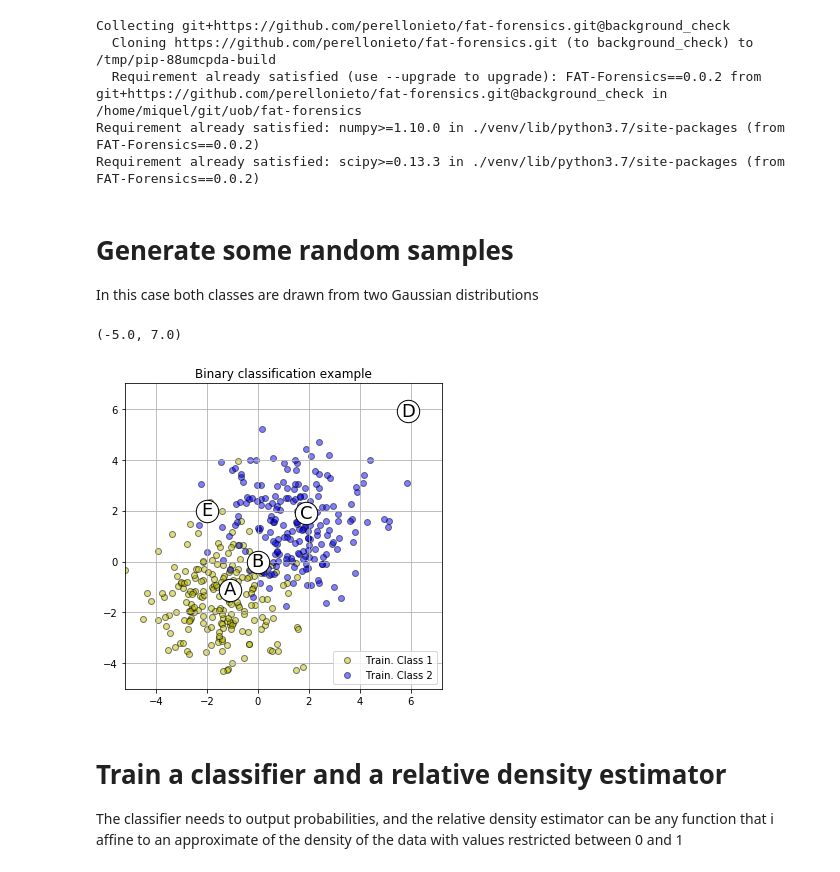
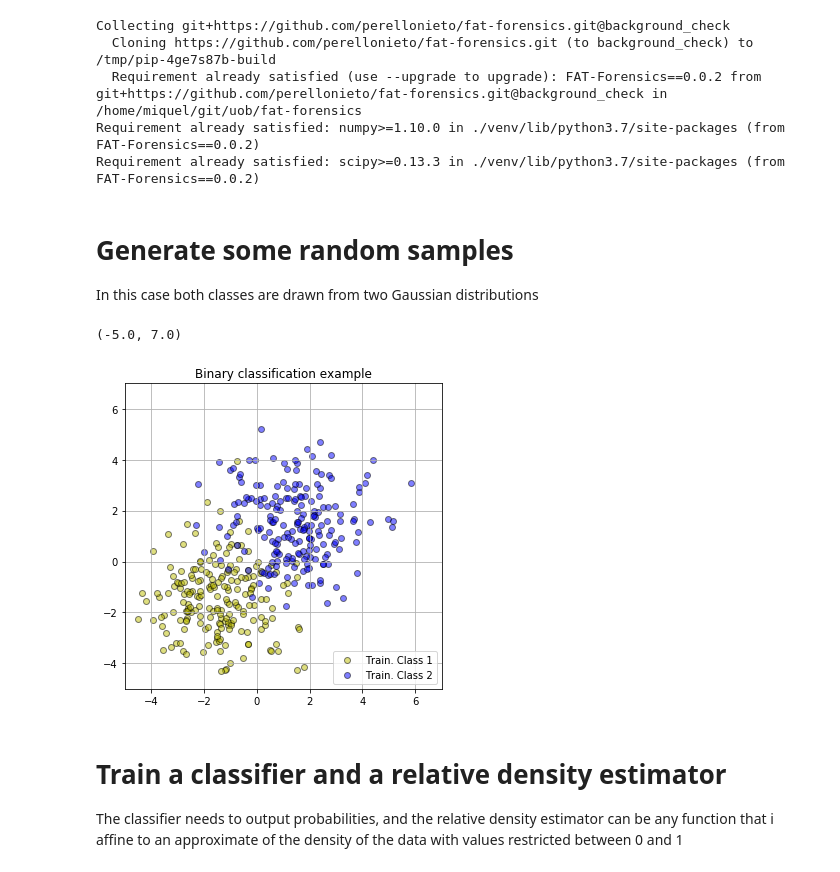
Before and after one commit to fat-forensics/fat-forensics, a Jupyter notebook: background_check_example.ipynb, the cells around one changed output. Drawn from its saved outputs; the diff is of its cells as text; code cells hidden in the pictures.

```diff
--- a/background_check_example.ipynb
+++ b/background_check_example.ipynb
@@ -41,7 +41,7 @@ def printoptions(*args, **kwargs):
     np.set_printoptions(**original)
 
 
-def ax_scatter_question(ax, x, notes, zorder=2, clip_on=True, text_size=18, color='w'):
+def ax_scatter_question(ax, x, notes, zorder=99, clip_on=True, text_size=18, color='w'):
     ax.scatter(x[:,0], x[:,1], c=color, s=500, zorder=zorder, clip_on=clip_on)
 
     for point, n in zip(x, notes):
@@ -61,7 +61,7 @@ def plot_points_predictions(fig, x, y, Z, MX1, MX2, x_predict=None, notes=None,
         # Colormap
         im = ax.imshow(Z, interpolation='bilinear', origin='lower',
                        cmap=cmap_r, extent=(x1_min, x1_max, x2_min, x2_max),
-                       alpha=alpha)
+                       alpha=alpha, vmin=0, vmax=1)
 
         # Contour
         CS = ax.contour(MX1, MX2, Z, levels=levels, cmap=cmap)
@@ -97,24 +97,6 @@ def plot_points(fig, x, y, MX1, MX2, x_predict=None, notes=None, loc='upper righ
     ax.set_xlim([x1_min,x1_max])
     ax.set_ylim([x2_min,x2_max])
 
-def posterior_probs(q_f, p_c1_g_f_x, p_c2_g_f_x, mu0=0.5, mu1=0.5):
-        q_b = (1-q_f)*mu0 + q_f*mu1
-        if mu0 == mu1 == 0:
-            r = np.zeros_like(q_b)
-            p_c1_f_g_x = p_c1_g_f_x
-            p_c2_f_g_x = p_c2_g_f_x
-            p_b_g_x = np.zeros_like(q_b)
-        else:
-            r = q_f/q_b
-            p_c1_f_g_x = (p_c1_g_f_x*r)/(1 + r)
-            p_c2_f_g_x = (p_c2_g_f_x*r)/(1 + r)
-            p_b_g_x = 1/(1+r)
-
-            # For numerical precision
-            p_b_g_x[r==1] = 1
-            p_c1_f_g_x[q_b==0] = p_c1_g_f_x[q_b==0]
-            p_c2_f_g_x[q_b==0] = p_c2_g_f_x[q_b==0]
-        return p_c1_f_g_x, p_c2_f_g_x, p_b_g_x
 
 # Definition of some colors for the heatmaps
 from matplotlib.colors import LinearSegmentedColormap
@@ -163,7 +145,7 @@ def plot_probabilities(p, extent=None, alpha=0.7):
             # FIXME the unique value could be any posterior probability
             # now it is considering only the background (red)
             print("Unique value = ", example)
-            ax.set_axis_bgcolor((1,1-example,1-example))
+            #ax.set_axis_bgcolor((1,1-example,1-example))
 
 
 def is_inside_rectangle(rectangle, point, delta=0.1):
@@ -228,7 +210,7 @@ def linspace_between_points(start, stop, N=50, endpoint=True):
     return (steps[:,None]*np.arange(N) + start[:,None]).T
 # %% [output]
 Collecting git+https://github.com/perellonieto/fat-forensics.git@background_check
-  Cloning https://github.com/perellonieto/fat-forensics.git (to background_check) to /tmp/pip-88umcpda-build
+  Cloning https://github.com/perellonieto/fat-forensics.git (to background_check) to /tmp/pip-4ge7s87b-build
   Requirement already satisfied (use --upgrade to upgrade): FAT-Forensics==0.0.2 from git+https://github.com/perellonieto/fat-forensics.git@background_check in /home/miquel/git/uob/fat-forensics
 Requirement already satisfied: numpy>=1.10.0 in ./venv/lib/python3.7/site-packages (from FAT-Forensics==0.0.2)
 Requirement already satisfied: scipy>=0.13.3 in ./venv/lib/python3.7/site-packages (from FAT-Forensics==0.0.2)
@@ -241,39 +223,34 @@ n_samples = 200 * 2
 prior = [0.5, 0.5]
 means = np.array([[-1.5, -1.5], [1.5, 1.5]])
 
 model_c1 = multivariate_normal(mean=means[0], cov=np.array([[2,0], [0,2]]))
 model_c2 = multivariate_normal(mean=means[1], cov=np.array([[2,0], [0,2]]))
 
 np.random.seed(seed)
 N = 200*2
 X = np.concatenate((model_c1.rvs(int(n_samples * prior[0])),
                     model_c2.rvs(int(n_samples * prior[1]))))
 y = np.concatenate((np.zeros(int(n_samples * prior[0])),
                     np.ones(int(n_samples * prior[1]))))
 
 
 fig = plt.figure(figsize=(5,5))
 ax = fig.add_subplot(1,1,1)
 ax.set_title('Binary classification example')
 ax.scatter(X[y==0,0], X[y==0,1], c='y', alpha=0.5, label='Train. Class 1')
 ax.scatter(X[y==1,0], X[y==1,1], c='b', alpha=0.5, label='Train. Class 2')
 ax.grid(True)
 
-x_predict = np.array([[-1.1,-1.1], [0,0], [1.9,1.9], [5.9,5.9], [-2,2]])
-notes = ('A', 'B', 'C', 'D', 'E')
-ax_scatter_question(ax, x_predict, notes)
-plt.axis('equal')
-
 ax.legend(loc='lower right')
 
 x1_min, x1_max = (-5.0, 7.0)
 x2_min, x2_max = (-5.0, 7.0)
 
 ax.set_xlim([x1_min, x1_max])
 ax.set_ylim([x2_min, x2_max])
 # %% [output]
 (-5.0, 7.0)
-[figure, old version]
+[figure, new version]
 # %% [markdown]
 # Train a classifier and a relative density estimator
 
```
Also changed, not shown: parts of 5 cells of this notebook.
